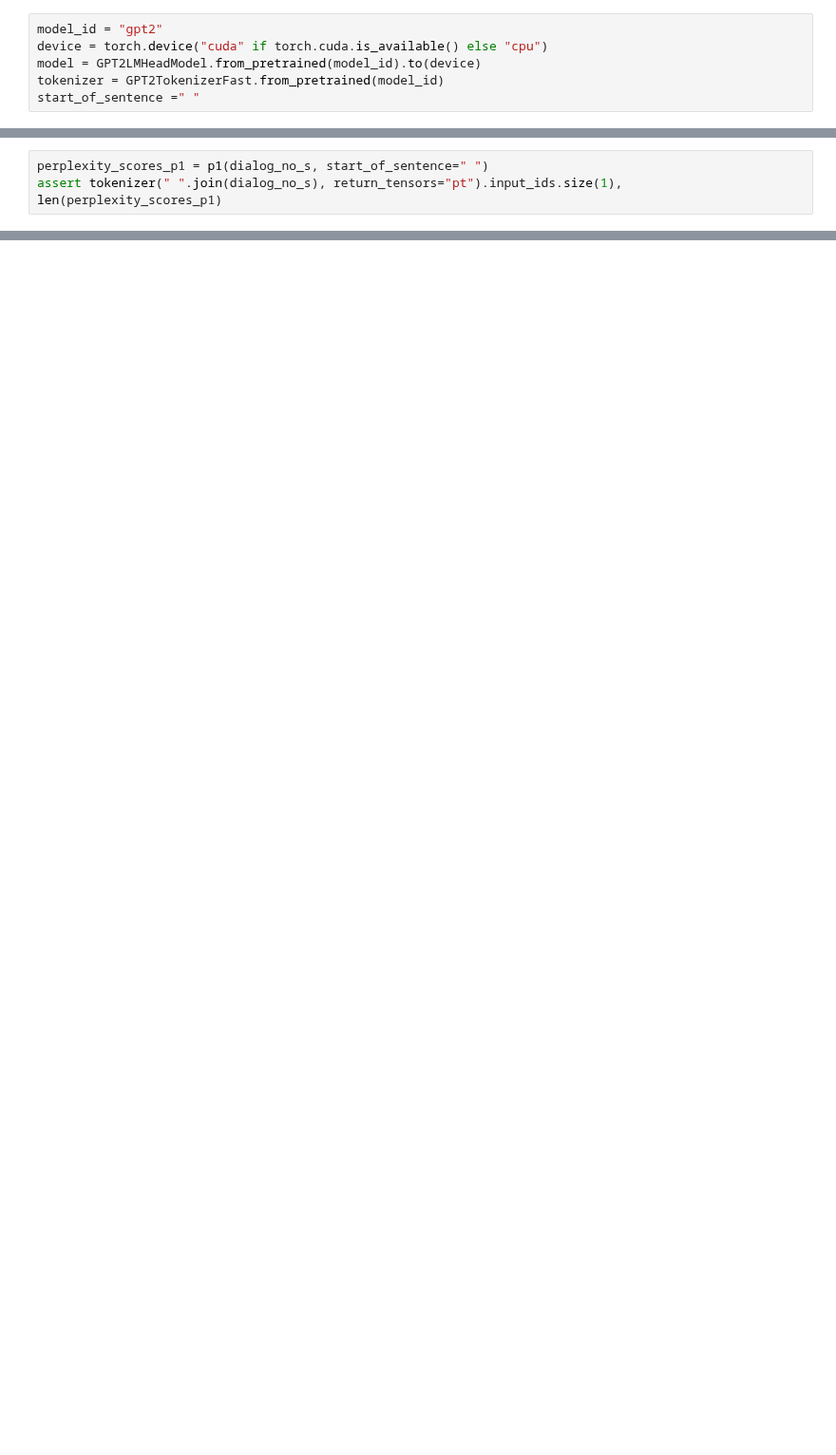
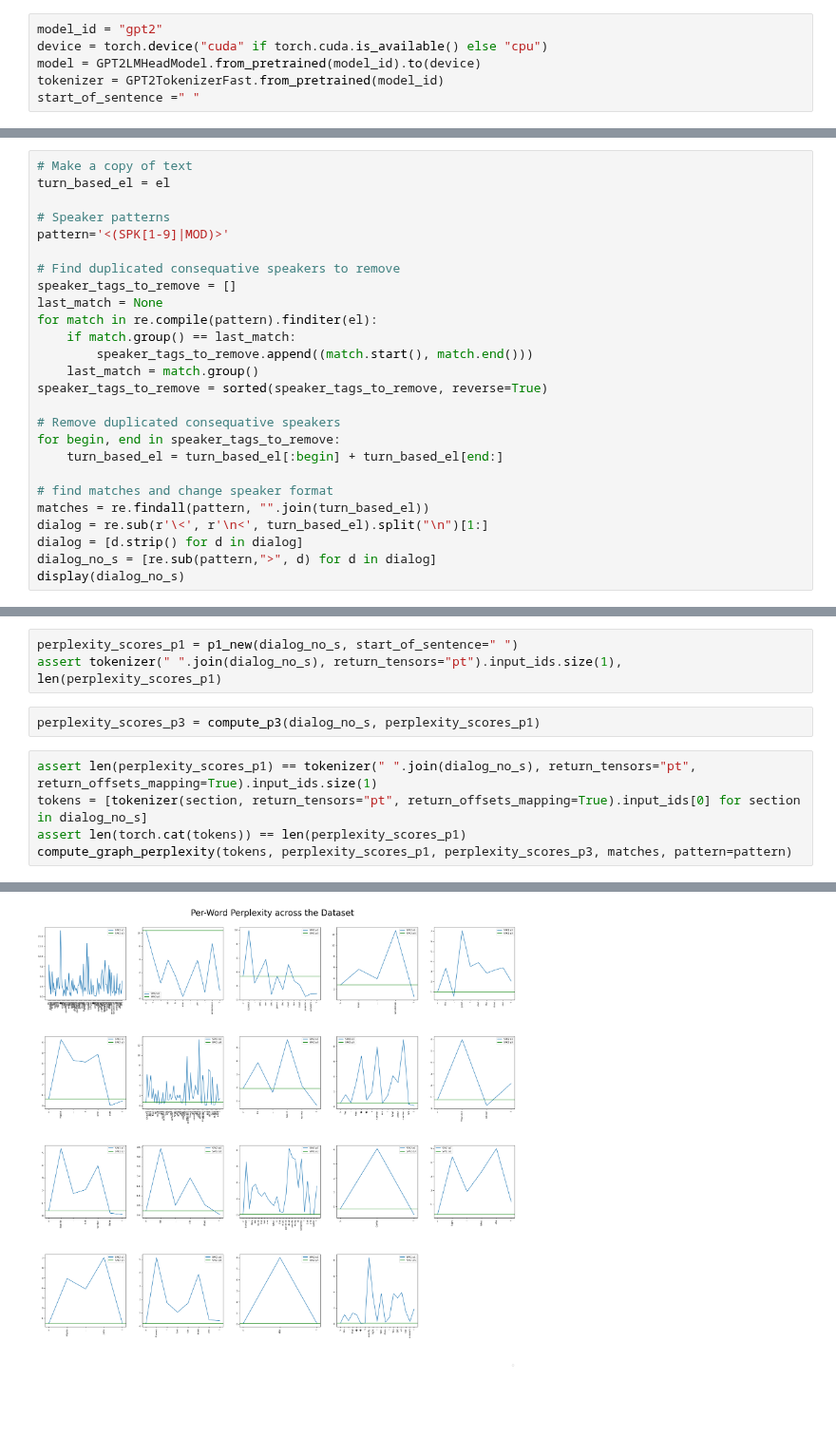
Before and after one commit to serenabono/conversational_dominance, a Jupyter notebook: notebooks/proof_of_concept.ipynb, the cells around one changed output, grey strips where cells are left out. Shown at 95% size. Saved outputs shown, nothing was run; the diff lists cells and outputs as text; blank space fills up the shorter version.

```diff
--- a/notebooks/proof_of_concept.ipynb
+++ b/notebooks/proof_of_concept.ipynb
@@ -90,0 +106,26 @@ display(dialog_no_s)
+# %%
+# Make a copy of text
+turn_based_el = el
+
+# Speaker patterns
+pattern='<(SPK[1-9]|MOD)>'
+
+# Find duplicated consequative speakers to remove
+speaker_tags_to_remove = []
+last_match = None
+for match in re.compile(pattern).finditer(el):
+    if match.group() == last_match:
+        speaker_tags_to_remove.append((match.start(), match.end()))
+    last_match = match.group()
+speaker_tags_to_remove = sorted(speaker_tags_to_remove, reverse=True)
+
+# Remove duplicated consequative speakers
+for begin, end in speaker_tags_to_remove:
+    turn_based_el = turn_based_el[:begin] + turn_based_el[end:]
+
+# find matches and change speaker format
+matches = re.findall(pattern, "".join(turn_based_el))
+dialog = re.sub(r'\<', r'\n<', turn_based_el).split("\n")[1:]
+dialog = [d.strip() for d in dialog]
+dialog_no_s = [re.sub(pattern,">", d) for d in dialog]
+display(dialog_no_s)
@@ -91,3 +152,11 @@ display(dialog_no_s)
 # %%
-perplexity_scores_p1 = p1(dialog_no_s, start_of_sentence=" ")
+perplexity_scores_p1 = p1_new(dialog_no_s, start_of_sentence=" ")
 assert tokenizer(" ".join(dialog_no_s), return_tensors="pt").input_ids.size(1), len(perplexity_scores_p1)
+# %%
+perplexity_scores_p3 = compute_p3(dialog_no_s, perplexity_scores_p1)
+# %%
+assert len(perplexity_scores_p1) == tokenizer(" ".join(dialog_no_s), return_tensors="pt", return_offsets_mapping=True).input_ids.size(1)
+tokens = [tokenizer(section, return_tensors="pt", return_offsets_mapping=True).input_ids[0] for section in dialog_no_s]
+assert len(torch.cat(tokens)) == len(perplexity_scores_p1)
+compute_graph_perplexity(tokens, perplexity_scores_p1, perplexity_scores_p3, matches, pattern=pattern)
+# %% [output]
@@ -93,0 +164 @@ assert tokenizer(" ".join(dialog_no_s), return_tensors="pt").input_ids.size(1),
+[figure, added]
```
Also changed, not shown: parts of 10 cells of this notebook.
